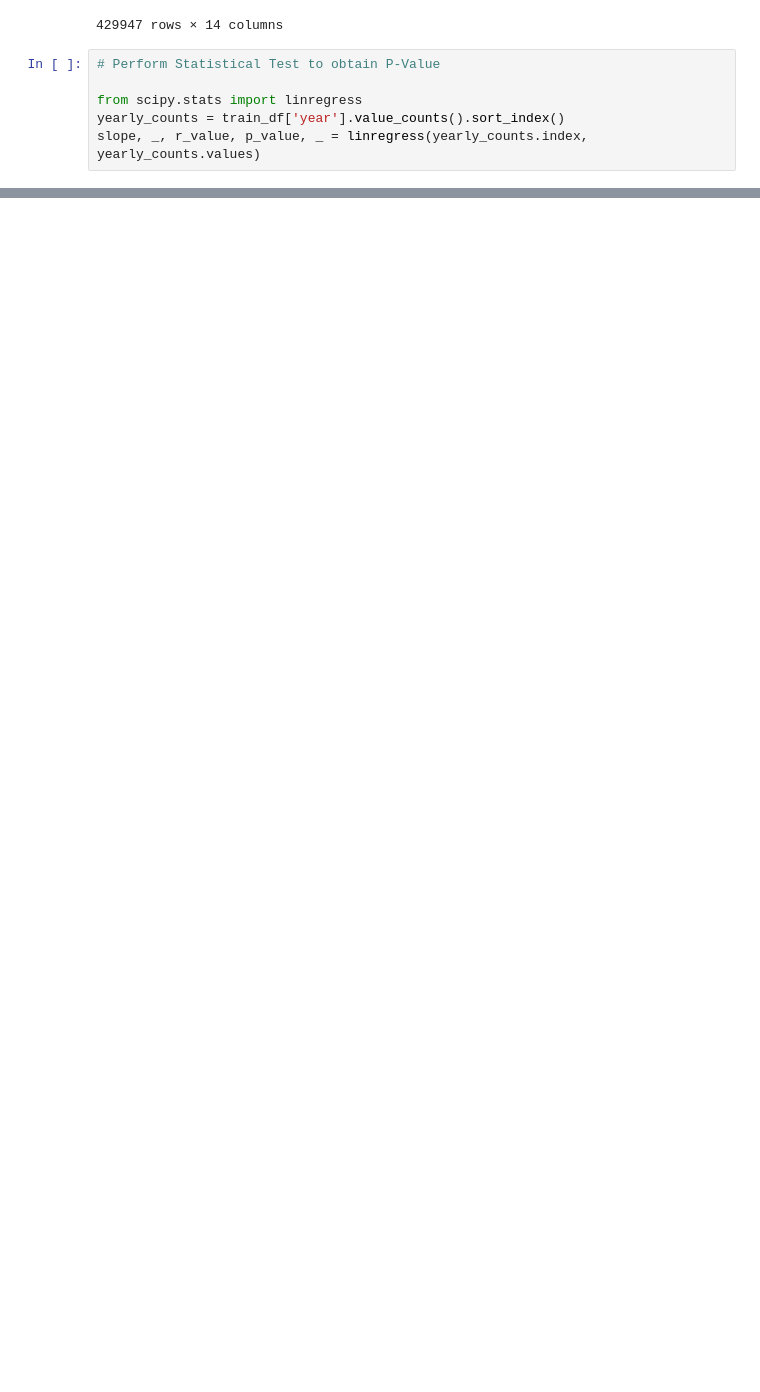
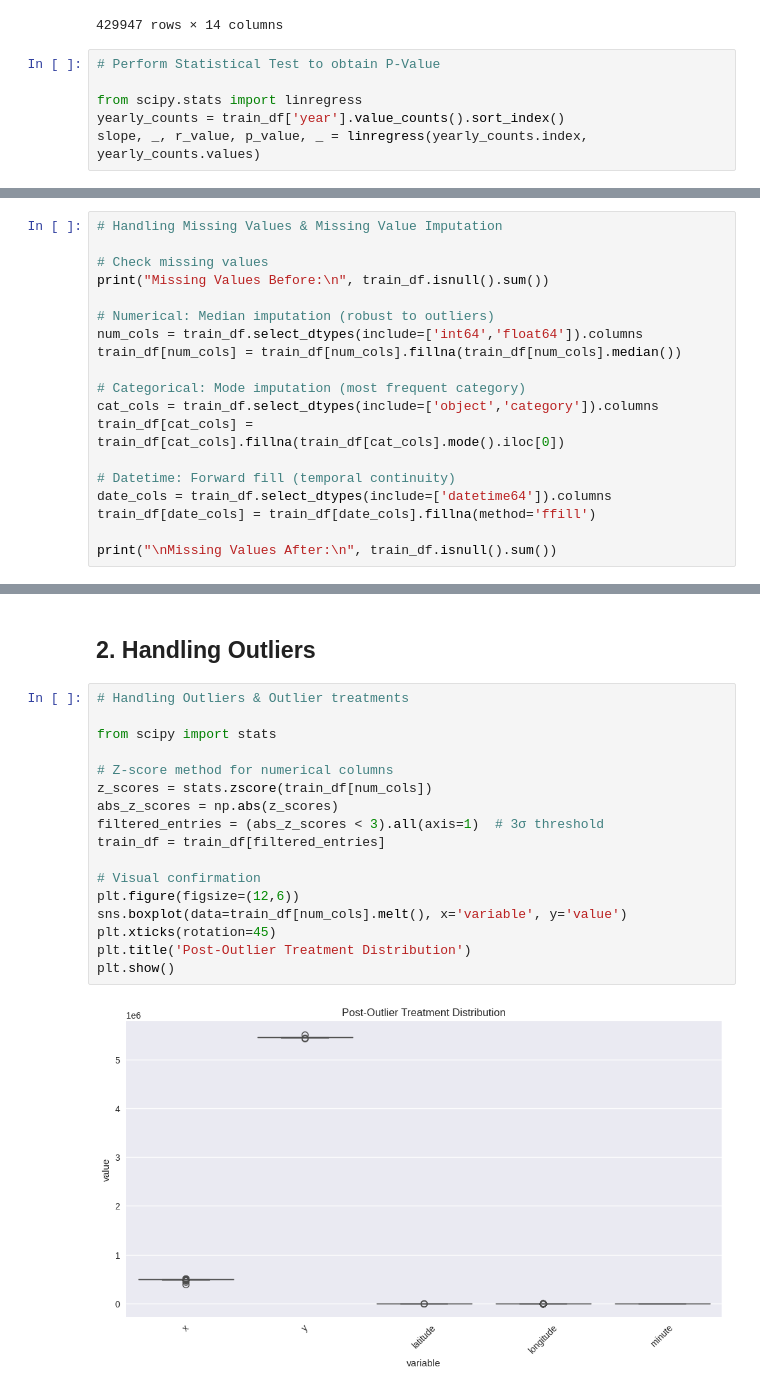
Before and after one commit to mrkhan0004/Labmentix-Internship, a Jupyter notebook: FBI_Time_series.ipynb, the cells around one changed output, grey strips where cells are left out. Drawn from its saved outputs; the diff is of its cells as text; blank space fills up the shorter version.

```diff
--- a/FBI_Time_series.ipynb
+++ b/FBI_Time_series.ipynb
@@ -1475,0 +1546,19 @@ slope, _, r_value, p_value, _ = linregress(yearly_counts.index, yearly_counts.va
+# %%
+# Handling Missing Values & Missing Value Imputation
+
+# Check missing values
+print("Missing Values Before:\n", train_df.isnull().sum())
+
+# Numerical: Median imputation (robust to outliers)
+num_cols = train_df.select_dtypes(include=['int64','float64']).columns
+train_df[num_cols] = train_df[num_cols].fillna(train_df[num_cols].median())
+
+# Categorical: Mode imputation (most frequent category)
+cat_cols = train_df.select_dtypes(include=['object','category']).columns
+train_df[cat_cols] = train_df[cat_cols].fillna(train_df[cat_cols].mode().iloc[0])
+
+# Datetime: Forward fill (temporal continuity)
+date_cols = train_df.select_dtypes(include=['datetime64']).columns
+train_df[date_cols] = train_df[date_cols].fillna(method='ffill')
+
+print("\nMissing Values After:\n", train_df.isnull().sum())
@@ -1475,0 +1586,21 @@ slope, _, r_value, p_value, _ = linregress(yearly_counts.index, yearly_counts.va
+# %% [markdown]
+## 2. Handling Outliers
+# %%
+# Handling Outliers & Outlier treatments
+
+from scipy import stats
+
+# Z-score method for numerical columns
+z_scores = stats.zscore(train_df[num_cols])
+abs_z_scores = np.abs(z_scores)
+filtered_entries = (abs_z_scores < 3).all(axis=1)  # 3σ threshold
+train_df = train_df[filtered_entries]
+
+# Visual confirmation
+plt.figure(figsize=(12,6))
+sns.boxplot(data=train_df[num_cols].melt(), x='variable', y='value')
+plt.xticks(rotation=45)
+plt.title('Post-Outlier Treatment Distribution')
+plt.show()
+# %% [output]
+[figure, added]
```
Also changed, not shown: parts of 7 cells of this notebook.
